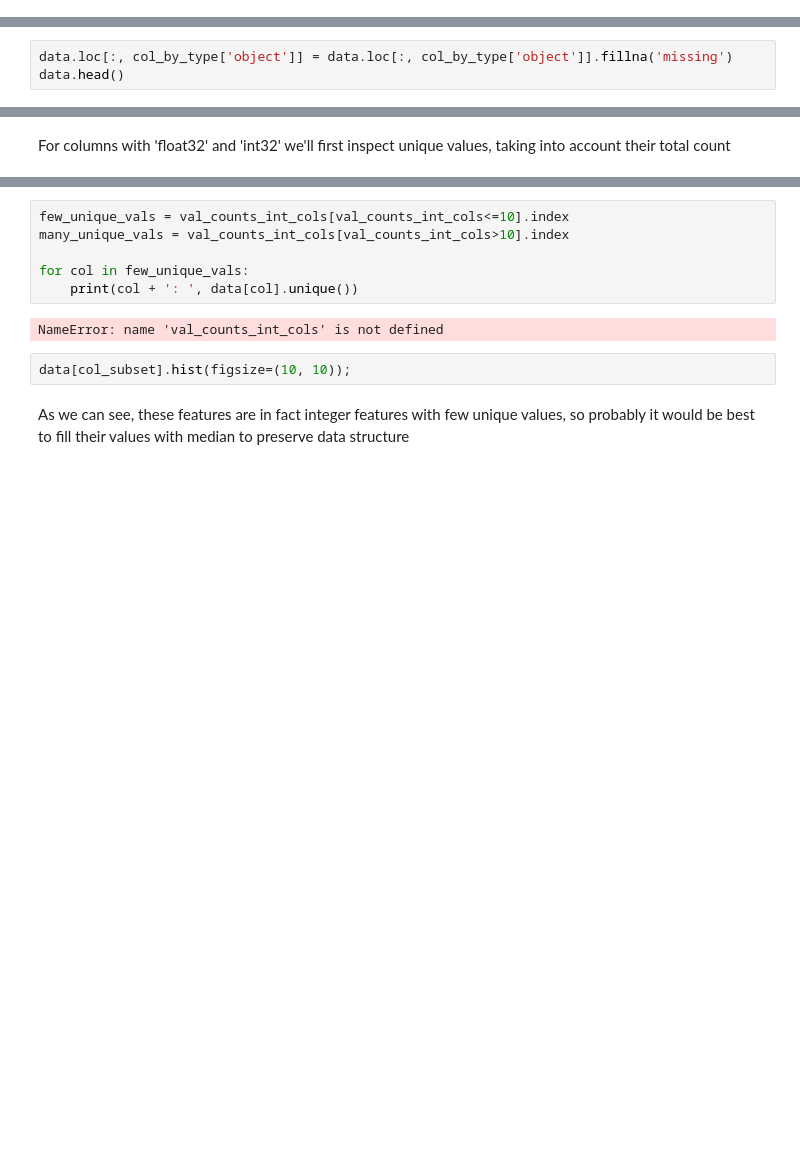
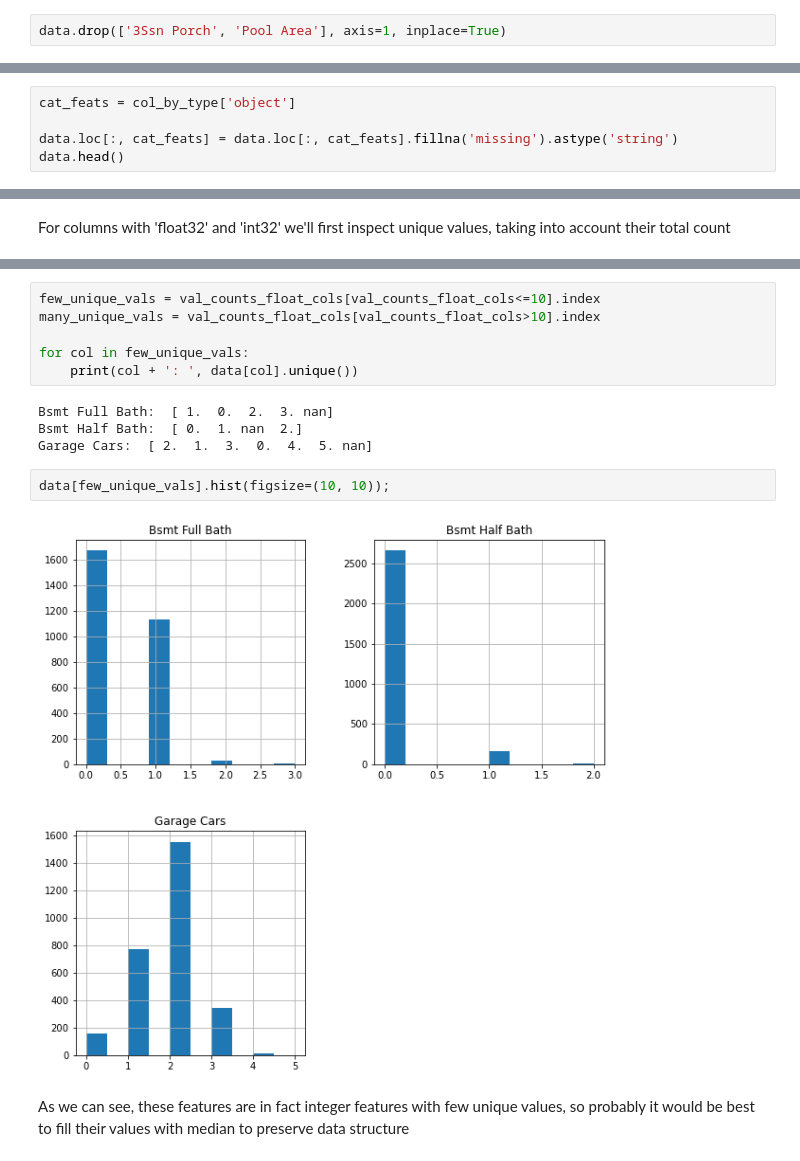
Before and after one commit to vinnibuh/AmesHousing, a Jupyter notebook: DataCleansing.ipynb, the cells around one changed output, grey strips where cells are left out. Cells and saved outputs as stored; diff of their text form; blank space fills up the shorter version.

```diff
--- a/DataCleansing.ipynb
+++ b/DataCleansing.ipynb
@@ -108,3 +149,5 @@ data.drop(['Pool QC', 'Misc Feature', 'Alley'], axis=1, inplace=True)
+# %%
+data.drop(['3Ssn Porch', 'Pool Area'], axis=1, inplace=True)
 # %% [markdown]
 Let's lower precision for speed purposes
 # %%
@@ -128,3 +170,0 @@ For all columns with 'object' dtype we'll fill their NaNs with 'missing' value.
-# %%
-data.loc[:, col_by_type['object']] = data.loc[:, col_by_type['object']].fillna('missing')
-data.head()
@@ -139,0 +171,5 @@ data.head()
+# %%
+cat_feats = col_by_type['object']
+
+data.loc[:, cat_feats] = data.loc[:, cat_feats].fillna('missing').astype('string')
+data.head()
@@ -158,14 +203,18 @@ Garage Area        581
 dtype: int64
 # %%
-few_unique_vals = val_counts_int_cols[val_counts_int_cols<=10].index
-many_unique_vals = val_counts_int_cols[val_counts_int_cols>10].index
+few_unique_vals = val_counts_float_cols[val_counts_float_cols<=10].index
+many_unique_vals = val_counts_float_cols[val_counts_float_cols>10].index
 
 for col in few_unique_vals:
     print(col + ': ', data[col].unique())
 # %% [output]
-NameError: name 'val_counts_int_cols' is not defined
+Bsmt Full Bath:  [ 1.  0.  2.  3. nan]
+Bsmt Half Bath:  [ 0.  1. nan  2.]
+Garage Cars:  [ 2.  1.  3.  0.  4.  5. nan]
 # %%
-data[col_subset].hist(figsize=(10, 10));
+data[few_unique_vals].hist(figsize=(10, 10));
+# %% [output]
+[figure, added]
 # %% [markdown]
 As we can see, these features are in fact integer features with few unique values, so probably it would be best to fill their values with median to preserve data structure
 # %%
```
Also changed, not shown: parts of 17 cells of this notebook, 1 other file.
